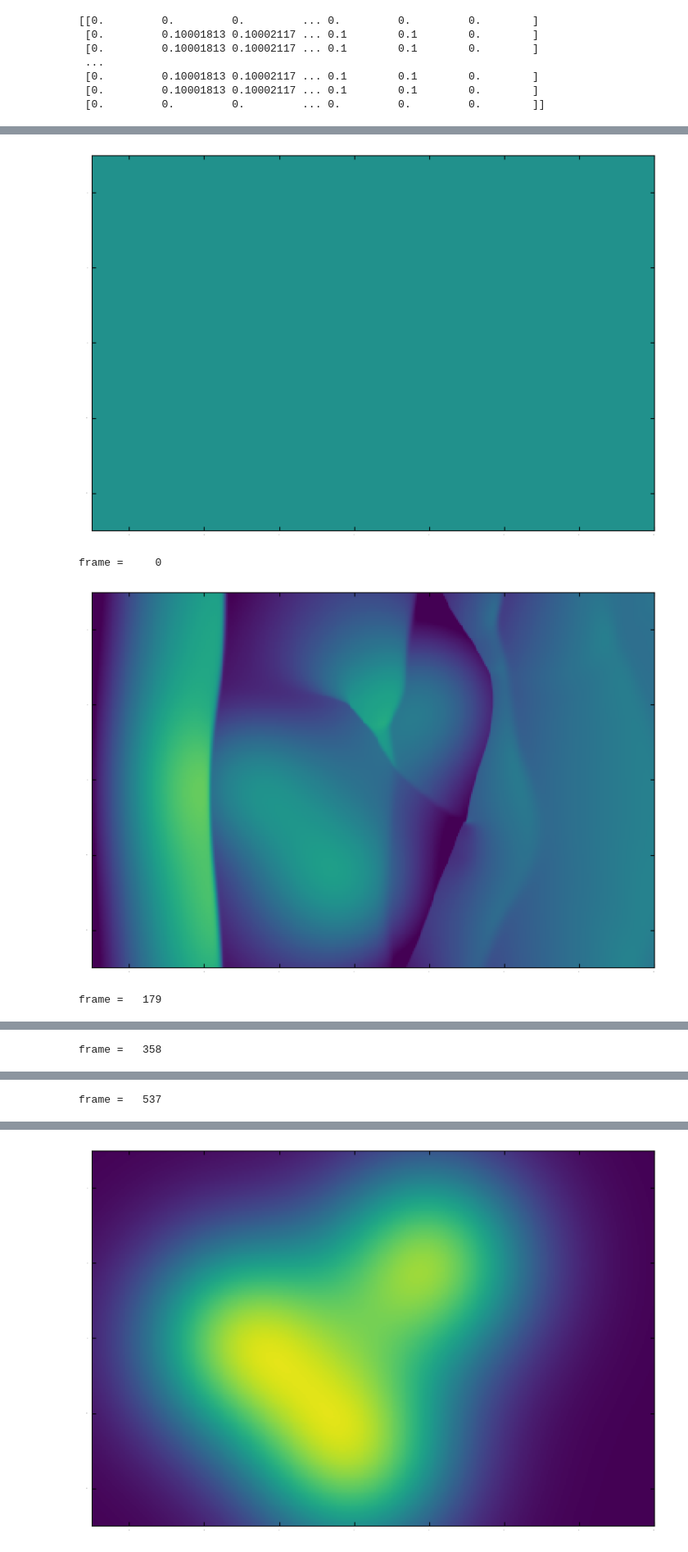
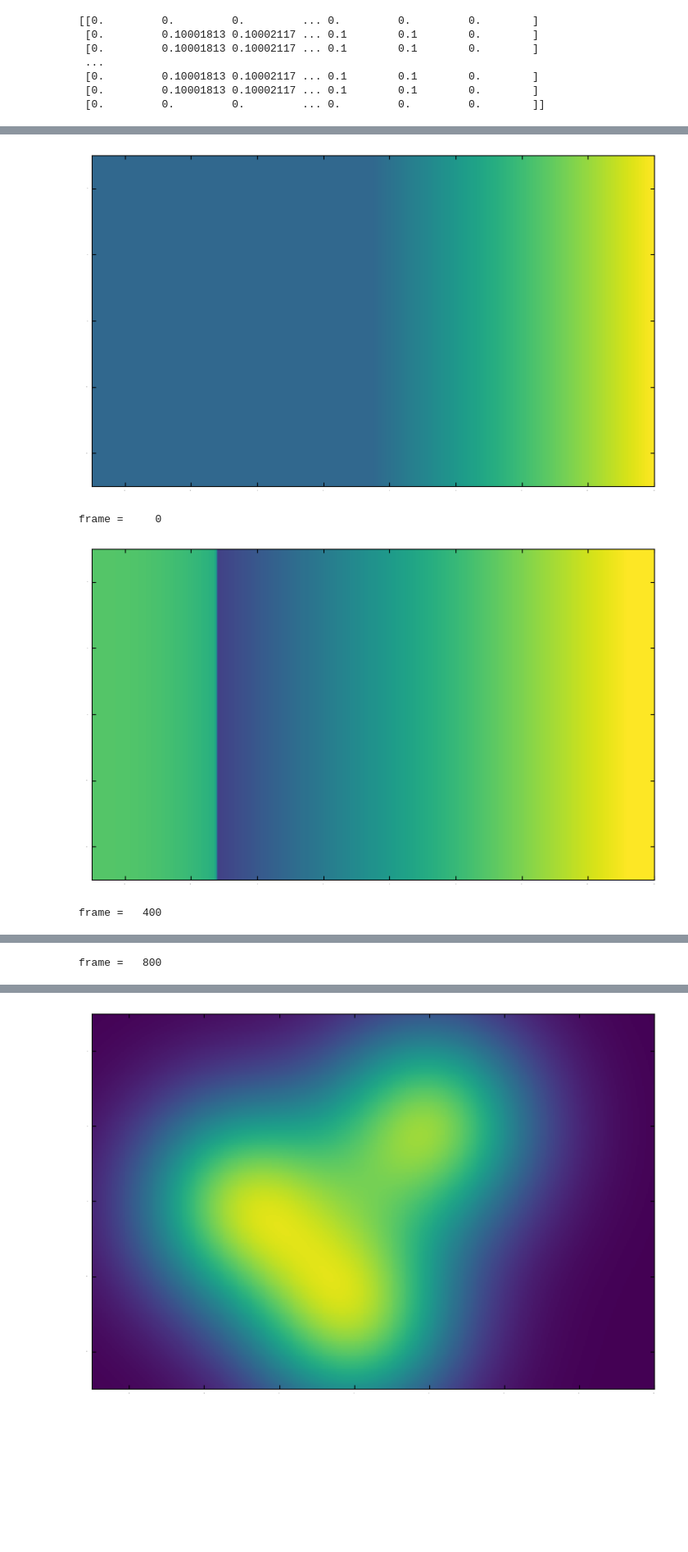
Before and after one commit to ShunqH/ShallowWaterCPP, a Jupyter notebook: pypkg/data.ipynb, the cells around one changed output, grey strips where cells are left out. Shown at 82% size. Cells and saved outputs as stored; diff of their text form; code cells hidden in the pictures; blank space fills up the shorter version.

```diff
--- a/pypkg/data.ipynb
+++ b/pypkg/data.ipynb
@@ -70,8 +70,8 @@ print(frame.h)
  [0.         0.10001813 0.10002117 ... 0.1        0.1        0.        ]
  [0.         0.         0.         ... 0.         0.         0.        ]]
 # %%
-plt.figure(figsize=(8,6))
-for frameid in range(0, 501, 103):
+plt.figure(figsize=(10,4))
+for frameid in range(0, 601, 50):
 # for frameid in range(0, 10, 2):
     filename = path / (f'output_'+str(frameid).zfill(5))
     frame = ShallowWaterData(filename)
@@ -84,9 +84,10 @@ for frameid in range(0, 501, 103):
              frame.x,
              frame.b[128, frame.NGhost:frame.NX+frame.NGhost]
              )
+    # print(np.min(frame.h[128, frame.NGhost:frame.NX+frame.NGhost]))
 plt.xlim(frame.x[0], frame.x[-1])
 # plt.xlim(-8, 5)
-# plt.ylim(0.8, 1.2)
+# plt.ylim(0., 1e-2)
 # plt.savefig('./wave.png', bbox_inches='tight', dpi=600)
 plt.show()
 # %% [output]
@@ -94,32 +95,42 @@ plt.show()
 # %%
-for frameid in range(0, 1001, 179):
+for frameid in range(0, 1001, 400):
     filename = path / (f'output_'+str(frameid).zfill(5))
     frame = ShallowWaterData(filename)
     beg = frame.NGhost
     endx = frame.NX+frame.NGhost
     endy = frame.NY+frame.NGhost
 
     XX, YY = np.meshgrid(frame.x, frame.y)
     fig, ax = plt.subplots(1, 1, sharey=True, figsize=(8,8))
     plt.subplots_adjust(left = 0.08, right = 0.99, top = 0.96, bottom = 0.08)
     cmap = 'viridis'
+
     pcm = plt.pcolormesh(XX, YY, frame.h[beg:endy,beg:endx] + frame.b[beg:endy,beg:endx],
                         #  cmap='viridis',
                          cmap = cmap,
-                         norm=colors.Normalize(vmin=0.5, vmax=1.5))
-    ax.set_xlim(-5, 10)
+                         norm=colors.Normalize(vmin=0.5, vmax=2.0))
+
+    # H = frame.h[beg:endy, beg:endx] + frame.b[beg:endy, beg:endx]
+    # mask = frame.h[beg:endy, beg:endx] >= 5e-2
+    # H_masked = np.where(mask, H, np.nan)
+    # pcm = plt.pcolormesh(XX, YY, H_masked,
+    #                     #  cmap='viridis',
+    #                      cmap = cmap,
+    #                      norm=colors.Normalize(vmin=0.5, vmax=1.8))
+
+    ax.set_xlim(-5, 12)
     ax.set_ylim(-5, 5)
     ax.set_aspect("equal")
     ax.tick_params(axis='x', labelsize=0, which='both', top=True, bottom=True)
     ax.tick_params(axis='y', labelsize=0, which='both', left=True, right=True)
     # plt.savefig('./water2D_'+str(frameid).zfill(5)+'.png', bbox_inches='tight', dpi=300)
     # plt.close()
     plt.show()
     print('frame = %5d' % frameid, end='\r')
     # print(np.min(frame.h), np.max(frame.h))
 # plt.show()
 # %% [output]
-[figure, old version]
+[figure, new version]
 frame =     0
-[figure, old version]
+[figure, new version]
-frame =   179
+frame =   400
@@ -127 +138 @@ frame =   179
-frame =   358
+frame =   800
@@ -129 +138,0 @@ frame =   358
-frame =   537
```
Also changed, not shown: parts of 5 cells of this notebook, 10 other files.
